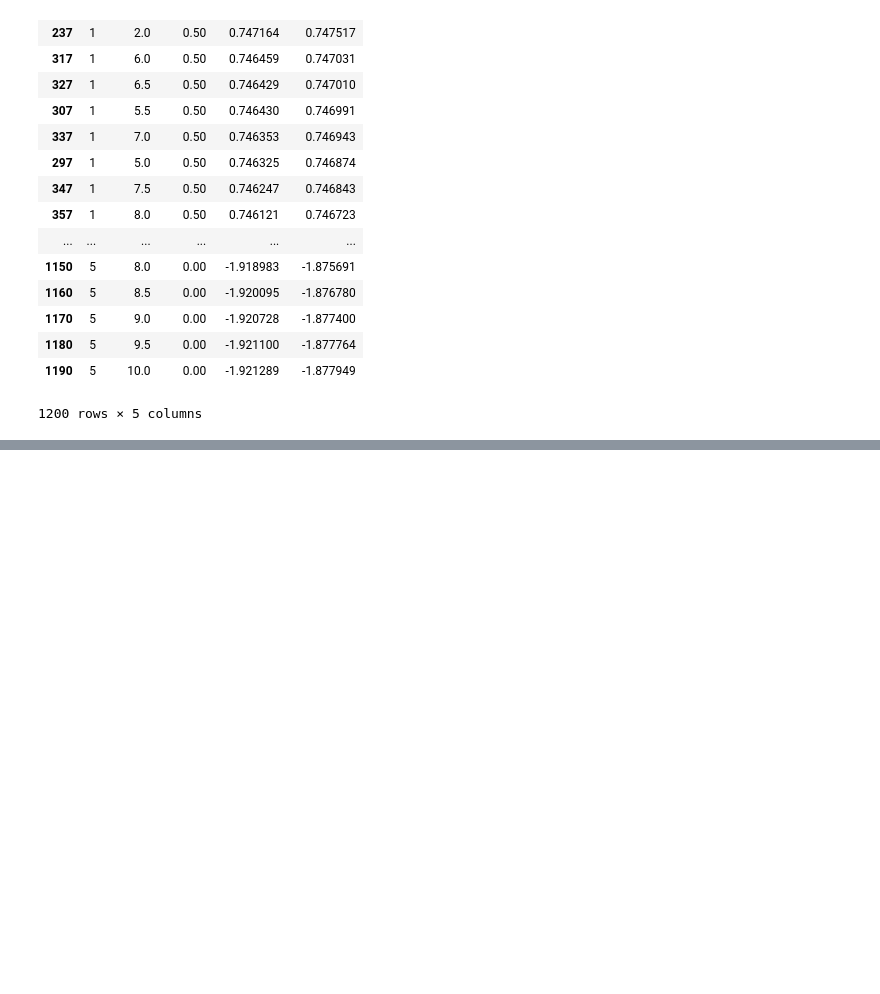
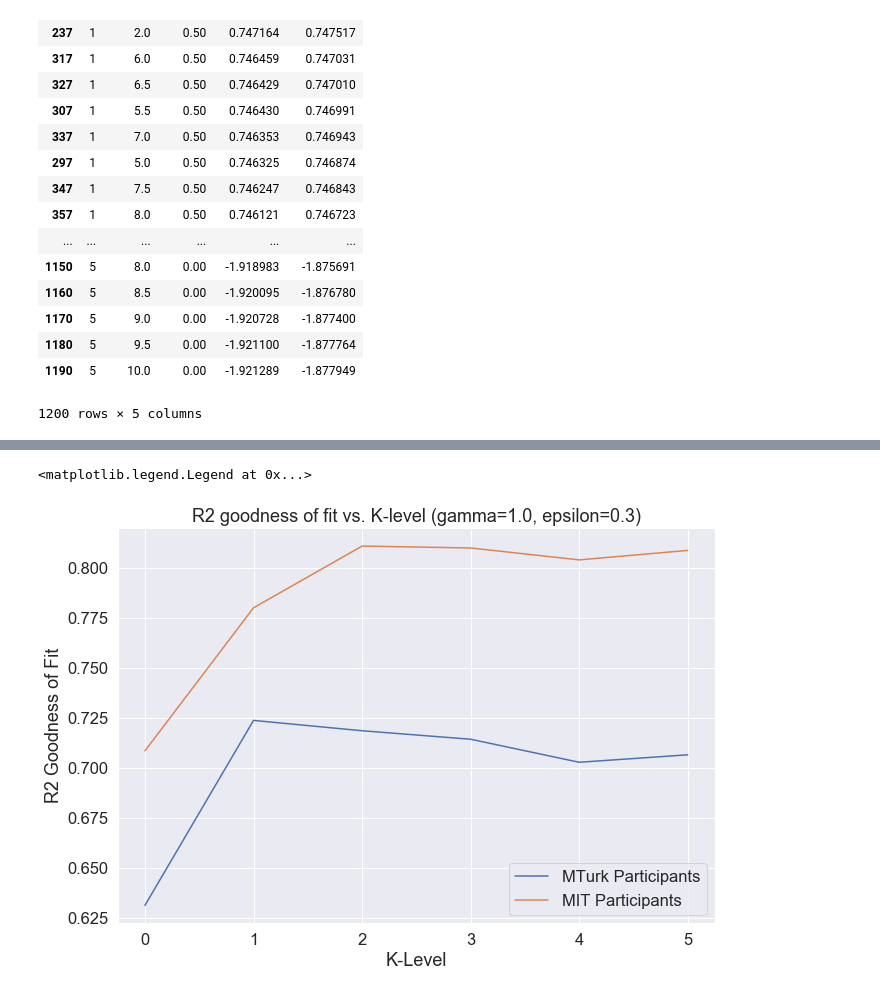
Before and after one commit to Detry322/avalon-bot, a Jupyter notebook: bimdp/Analyze_Human.ipynb, the cells around one changed output, grey strips where cells are left out. Saved outputs shown, nothing was run; the diff lists cells and outputs as text; code cells hidden in the pictures; blank space fills up the shorter version.

```diff
--- a/bimdp/Analyze_Human.ipynb
+++ b/bimdp/Analyze_Human.ipynb
@@ -286,0 +362,24 @@ ALL_R2.to_msgpack('r2s.msg')
+# %%
+# r2 vs. k
+gamma = 1.0
+tremble = 0.3
+
+r2_turk = ALL_R2[(ALL_R2.gamma == gamma) & (ALL_R2.tremble == tremble)].sort_values('k').reset_index(drop=True)
+r2_mit = MIT_R2[(MIT_R2.gamma == gamma) & (MIT_R2.tremble == tremble)].sort_values('k').reset_index(drop=True)
+
+new_dataframe = pd.DataFrame({'k': r2_turk.k, 'AMT K': r2_turk.r2_uniform, 'MIT K': r2_mit.r2_uniform})
+
+
+sns.set(rc={'figure.figsize':(10.7,7.27)}, font_scale=1.5)
+
+sns.lineplot(data=new_dataframe, x='k', y='AMT K', legend='full')
+p = sns.lineplot(data=new_dataframe, x='k', y='MIT K', legend='full')
+p.set(
+    xlabel='K-Level',
+    ylabel='R2 Goodness of Fit',
+    title=u'R2 goodness of fit vs. K-level (gamma={}, epsilon={})'.format(gamma, tremble)
+)
+p.legend(['MTurk Participants', 'MIT Participants'])
+# %% [output]
+<matplotlib.legend.Legend at 0x...>
+[figure, added]
```
Also changed, not shown: parts of 12 cells of this notebook, 5 other files.
